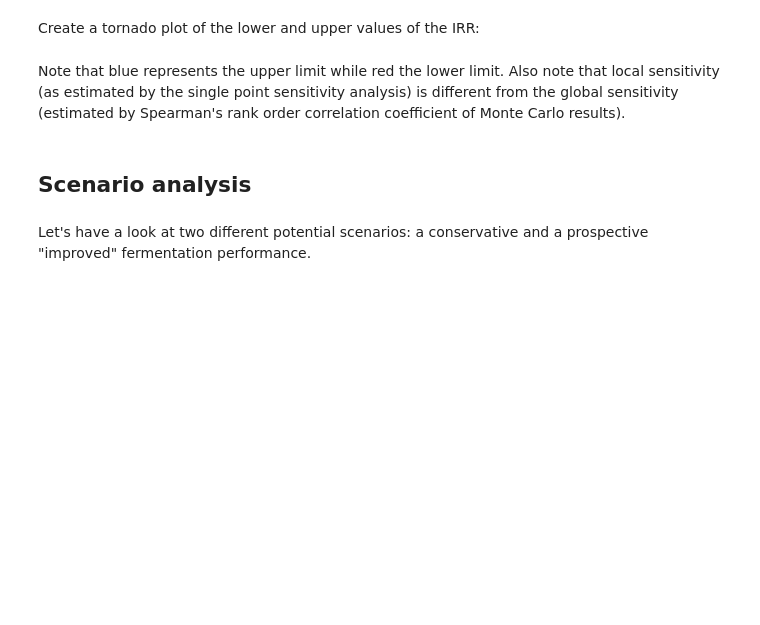
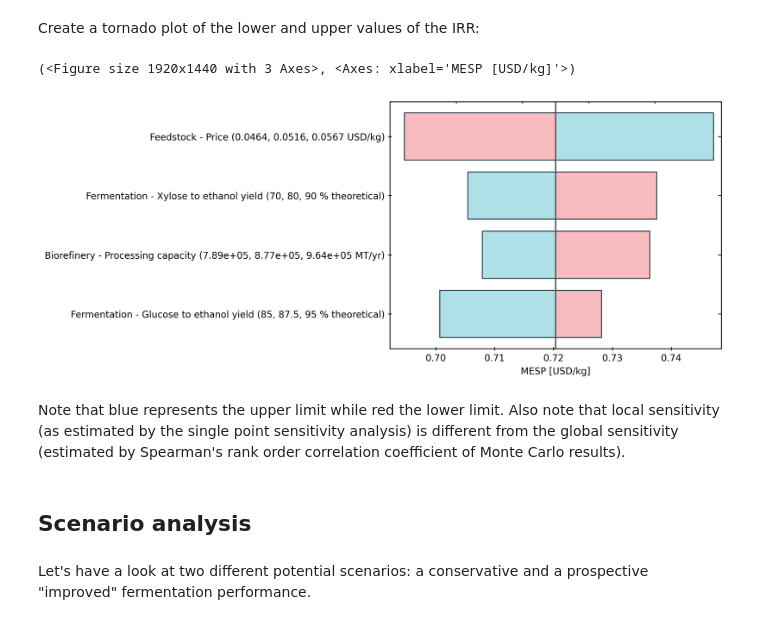
Before and after one commit to BioSTEAMDevelopmentGroup/How2STEAM, a Jupyter notebook: fullday_workshop/Uncertainty_and_sensitivity.ipynb, the cells around one changed output. Cells and saved outputs as stored; diff of their text form; code cells hidden in the pictures; blank space fills up the shorter version.

```diff
--- a/fullday_workshop/Uncertainty_and_sensitivity.ipynb
+++ b/fullday_workshop/Uncertainty_and_sensitivity.ipynb
@@ -202,15 +311,18 @@ print(upper)
 # %% [markdown]
 Create a tornado plot of the lower and upper values of the IRR:
 # %%
-IRR, utility_cost = model.indicators
-metric_index = IRR.index
+MESP, TCI = model.indicators
+metric_index = MESP.index
 index = [i.describe(distribution=False) # Instead of displaying distribution, it displays lower, baseline, and upper values
          for i in model.parameters]
-bst.plots.plot_single_point_sensitivity(100 * baseline[metric_index],
-                                        100 * lower[metric_index],
-                                        100 * upper[metric_index],
+bst.plots.plot_single_point_sensitivity(baseline[metric_index],
+                                        lower[metric_index],
+                                        upper[metric_index],
                                         name='MESP [USD/kg]',
                                         index=index)
+# %% [output]
+(<Figure size 1920x1440 with 3 Axes>, <Axes: xlabel='MESP [USD/kg]'>)
+[figure, added]
 # %% [markdown]
 Note that blue represents the upper limit while red the lower limit. Also note that local sensitivity (as estimated by the single point sensitivity analysis) is different from the global sensitivity (estimated by Spearman's rank order correlation coefficient of Monte Carlo results).
 # %% [markdown]
```
Also changed, not shown: parts of 20 cells of this notebook, 8 other files.
